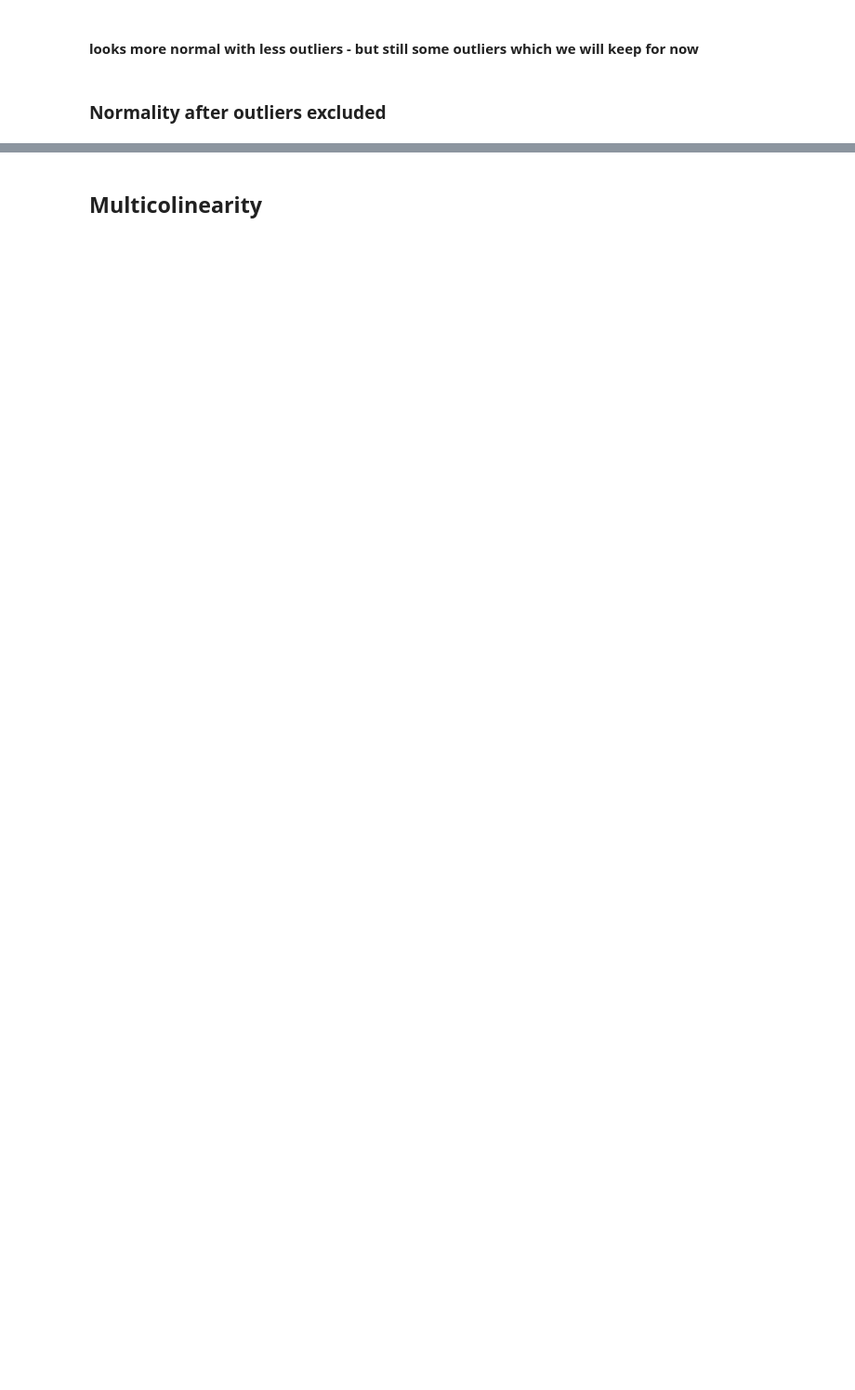
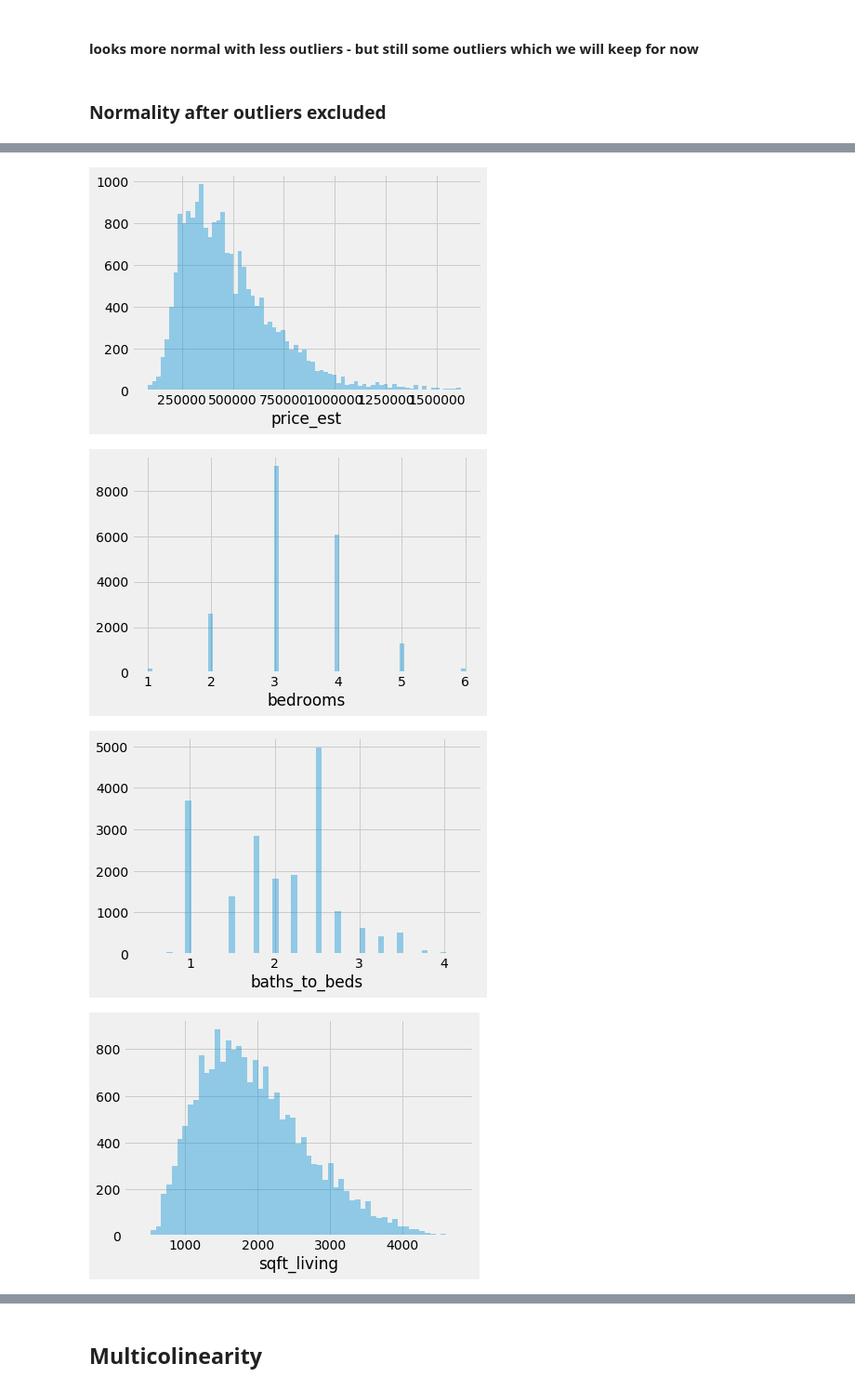
Before and after one commit to israeljls-j/dsc-mod-2-project-v2-1-onl01-dtsc-ft-070620, a Jupyter notebook: student.ipynb, the cells around one changed output, grey strips where cells are left out. Shown at 93% size. Cells and saved outputs as stored; diff of their text form; code cells hidden in the pictures; blank space fills up the shorter version.

```diff
--- a/student.ipynb
+++ b/student.ipynb
@@ -278,11 +289,13 @@ df.shape
 # %% [output]
 (21597, 19)
 # %%
-
-for item in df_columns:
-    sns.jointplot(x= item, y= 'price_est', data=df, kind='reg')
-plt.tight_layout()
-plt.show()
+#Create jointplot for all columns
+def joint_all(data, cols):
+    for item in data:
+        sns.jointplot(x= item, y= 'price_est', data=data, kind='reg')
+    plt.tight_layout()
+    plt.show()
+joint_all(df, df.columns)
 # %% [output]
 [figure]
 [figure]
@@ -388,0 +412,9 @@ KC_clean.shape
+# %%
+for item in df_clean.columns:
+    plt.figure()
+    sns.distplot(df_clean[item], kde=False, bins = 'auto')
+# %% [output]
+[figure, added]
+[figure, added]
+[figure, added]
+[figure, added]
```
Also changed, not shown: parts of 148 cells of this notebook.
